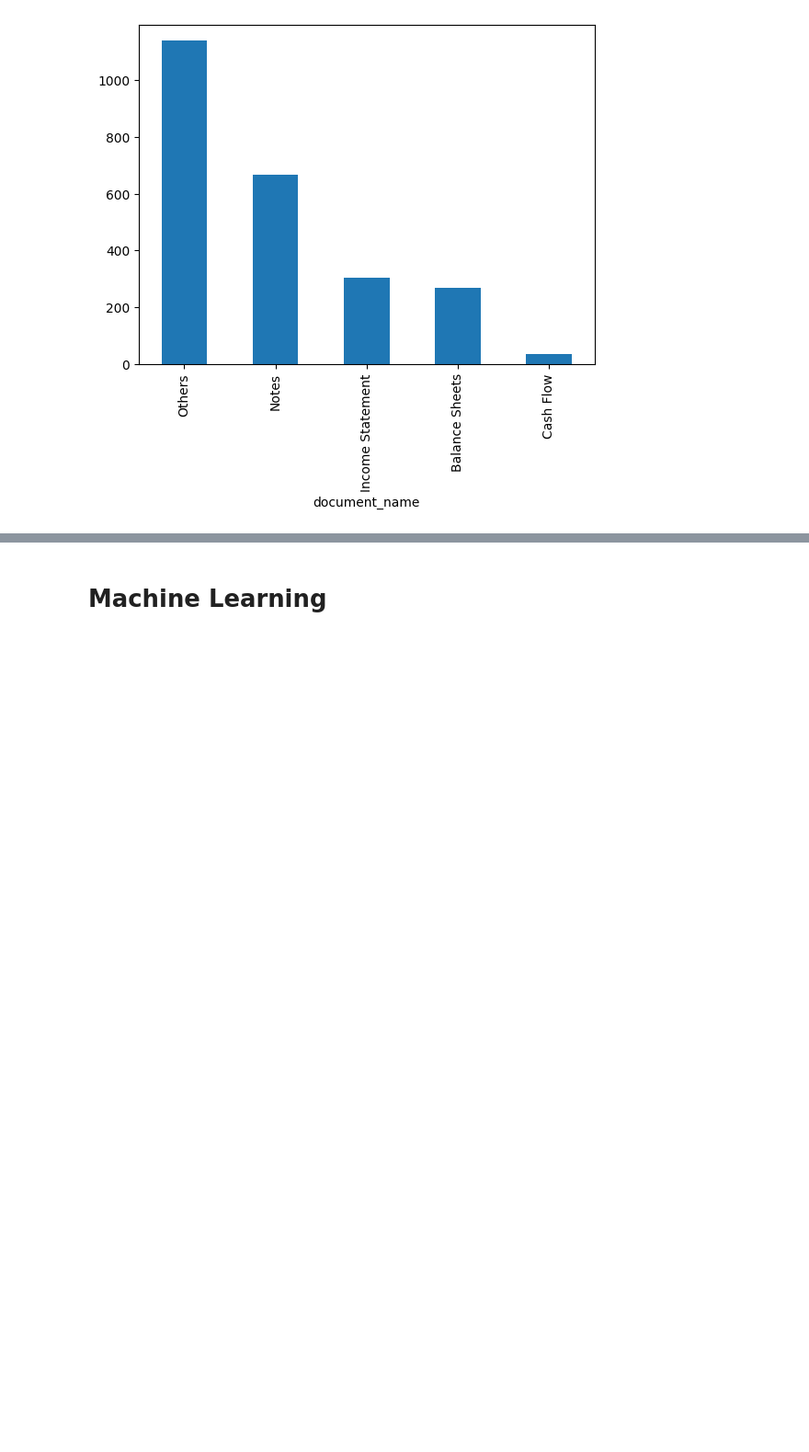
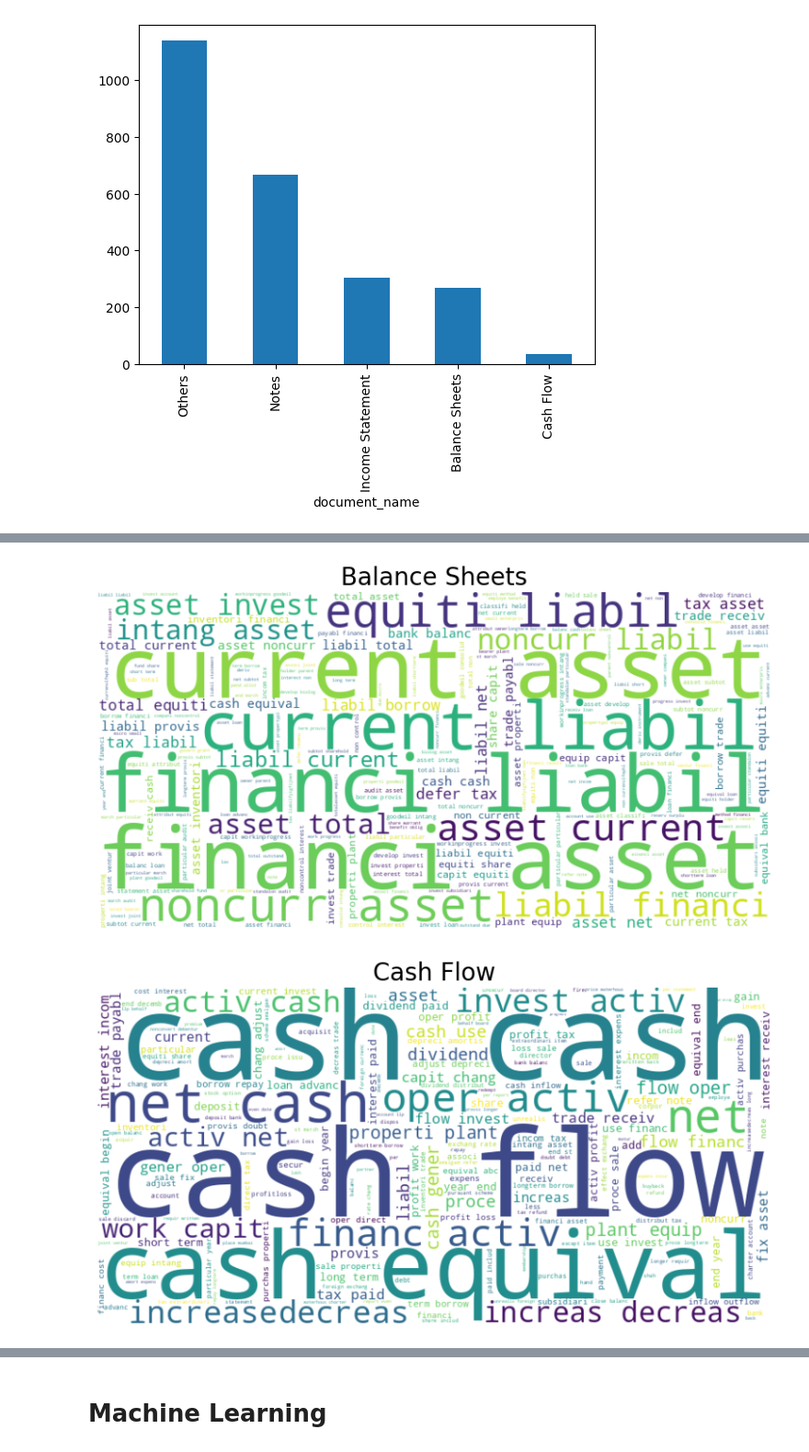
Before and after one commit to GDharan10/Project8_ClassificationModelForFinancialStatements, a Jupyter notebook: Classification_Model_For_Financial_Statementsipynb.ipynb, the cells around one changed output, grey strips where cells are left out. Shown at 92% size. Saved outputs shown, nothing was run; the diff lists cells and outputs as text; code cells hidden in the pictures; blank space fills up the shorter version.

```diff
--- a/Classification_Model_For_Financial_Statementsipynb.ipynb
+++ b/Classification_Model_For_Financial_Statementsipynb.ipynb
@@ -109,3 +122,18 @@ def preprocess_text(text):
+# %%
+# Function to generate word cloud for a specific class
+def generate_wordcloud_for_class(class_name):
+    # Filter DataFrame for the specified class
+    class_df = df[df['document_name'] == class_name]
+    # Extract text data for the class
+    text_data = ' '.join(class_df['Extracted_text'])
+    # Generate word cloud
+    wordcloud = WordCloud(width=800, height=400, background_color='white').generate(text_data)
+    # Display the word cloud
+    plt.figure(figsize=(10, 8))
+    plt.imshow(wordcloud, interpolation='bilinear')
+    plt.title(class_name, fontsize=20)
+    plt.axis('off')
+    plt.show()
 # %% [markdown]
 # **Data collection**
 # %%
@@ -206,0 +302,10 @@ df.document_name.value_counts().plot(kind = "bar")
+# %%
+# List of unique classes
+classes = df['document_name'].unique()
+
+# Generate word clouds for each class
+for class_name in classes:
+    generate_wordcloud_for_class(class_name)
+# %% [output]
+[figure, added]
+[figure, added]
```
Also changed, not shown: parts of 22 cells of this notebook.
